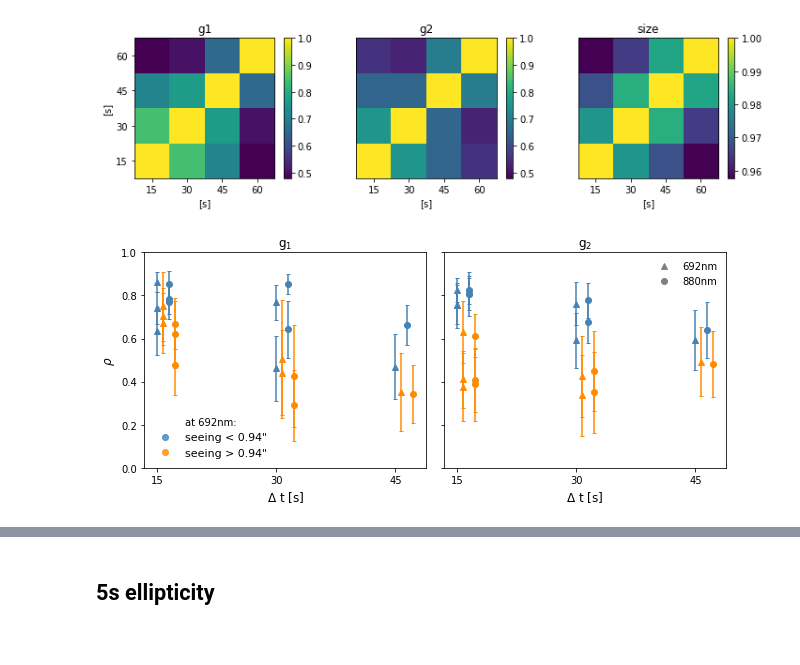
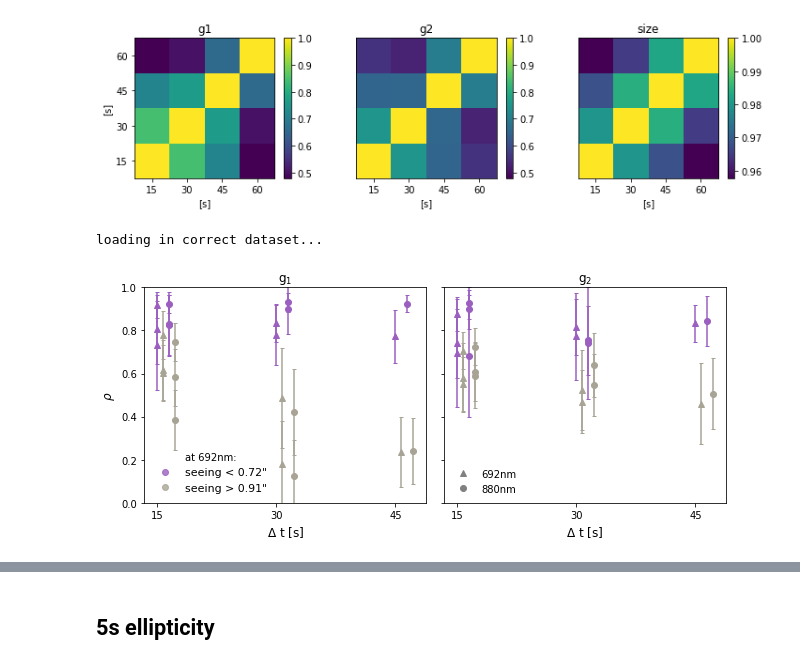
Before and after one commit to cahebert/speckles, a Jupyter notebook: Code/Plot parameter analyses.ipynb, the cells around one changed output, grey strips where cells are left out. Cells and saved outputs as stored; diff of their text form; code cells hidden in the pictures.

```diff
--- a/Code/Plot parameter analyses.ipynb
+++ b/Code/Plot parameter analyses.ipynb
@@ -108,6 +161,7 @@ plt.show()
 # %% [output]
 [figure]
 # %%
-test.plotCorrelations('4', 30, figsize=(9,4))
+test.plotCorrelations('4', 10, nSplit2=25, figsize=(9,4), colors=['#9b5fc0', '#a8a495'], save=True)
 # %% [output]
+loading in correct dataset...
-[figure, old version]
+[figure, new version]
```
Also changed, not shown: parts of 21 cells of this notebook.
